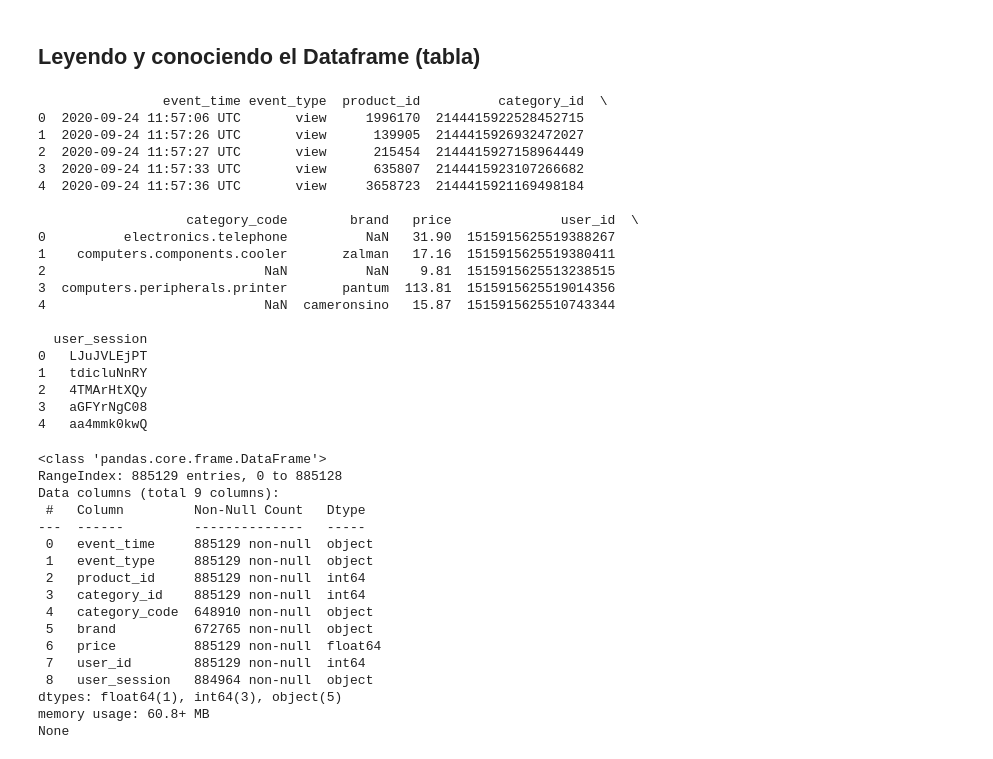
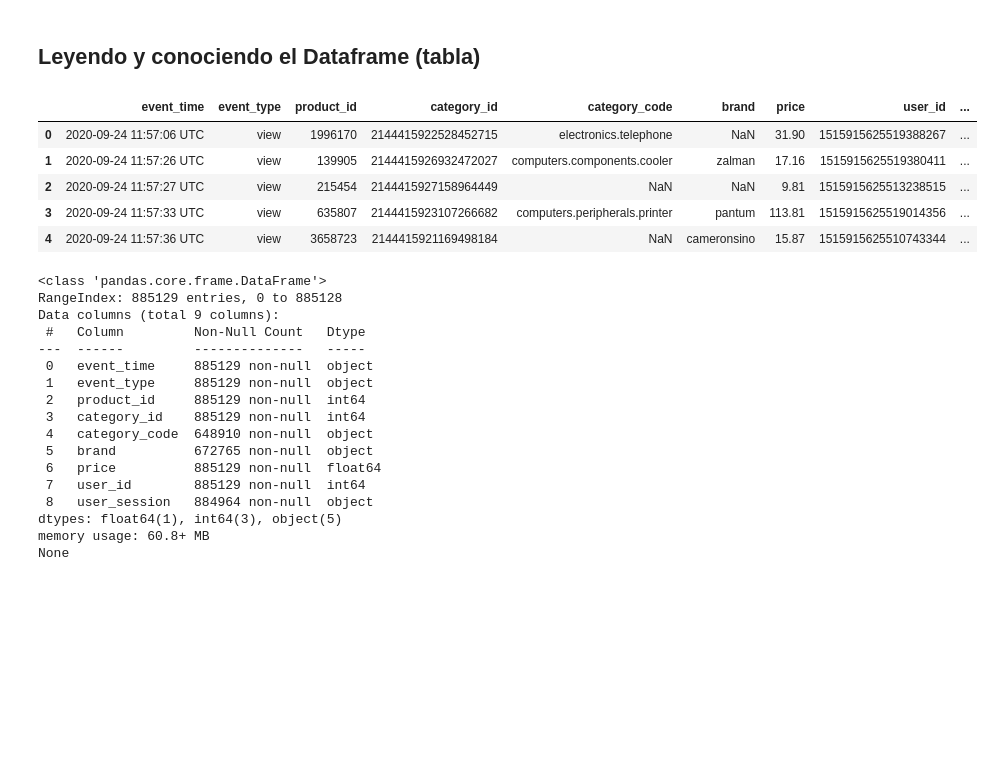
Before and after one commit to PaulChipana/ecommerce_de_productos_electronicos, a Jupyter notebook: Analisis_exploratorio.ipynb, the cells around one changed output. Cells and saved outputs as stored; diff of their text form; code cells hidden in the pictures; blank space fills up the shorter version.

```diff
--- a/Analisis_exploratorio.ipynb
+++ b/Analisis_exploratorio.ipynb
@@ -8,31 +8,17 @@ import seaborn as sns
 # %%
 # Leer el archivo CSV en un DataFrame
 url = "https://second-public-bucket-acl-enabled.s3.us-east-2.amazonaws.com/ecommerce_events_history_in_electronic_store.csv"
 df = pd.read_csv(url)
 
 # Mostrar las 5 primeras filas del DataFrame
-print(df.head())
+df.head()
 # %% [output]
-                event_time event_type  product_id          category_id  \
-0  2020-09-24 11:57:06 UTC       view     1996170  2144415922528452715
-1  2020-09-24 11:57:26 UTC       view      139905  2144415926932472027
-2  2020-09-24 11:57:27 UTC       view      215454  2144415927158964449
-3  2020-09-24 11:57:33 UTC       view      635807  2144415923107266682
-4  2020-09-24 11:57:36 UTC       view     3658723  2144415921169498184
-
-                   category_code        brand   price              user_id  \
-0          electronics.telephone          NaN   31.90  1515915625519388267
-1    computers.components.cooler       zalman   17.16  1515915625519380411
-2                            NaN          NaN    9.81  1515915625513238515
-3  computers.peripherals.printer       pantum  113.81  1515915625519014356
-4                            NaN  cameronsino   15.87  1515915625510743344
-
-  user_session
-0   LJuJVLEjPT
-1   tdicluNnRY
-2   4TMArHtXQy
-3   aGFYrNgC08
-4   aa4mmk0kwQ
+|  | event_time | event_type | product_id | category_id | category_code | brand | price | user_id | ... |
+| 0 | 2020-09-24 11:57:06 UTC | view | 1996170 | 2144415922528452715 | electronics.telephone | NaN | 31.90 | 1515915625519388267 | ... |
+| 1 | 2020-09-24 11:57:26 UTC | view | 139905 | 2144415926932472027 | computers.components.cooler | zalman | 17.16 | 1515915625519380411 | ... |
+| 2 | 2020-09-24 11:57:27 UTC | view | 215454 | 2144415927158964449 | NaN | NaN | 9.81 | 1515915625513238515 | ... |
+| 3 | 2020-09-24 11:57:33 UTC | view | 635807 | 2144415923107266682 | computers.peripherals.printer | pantum | 113.81 | 1515915625519014356 | ... |
+| 4 | 2020-09-24 11:57:36 UTC | view | 3658723 | 2144415921169498184 | NaN | cameronsino | 15.87 | 1515915625510743344 | ... |
 # %%
 # Tipo de datos de las columnas y cantidad de No-nulos por columna del DataFrame
 print(df.info())
```
Also changed, not shown: parts of 4 cells of this notebook.
